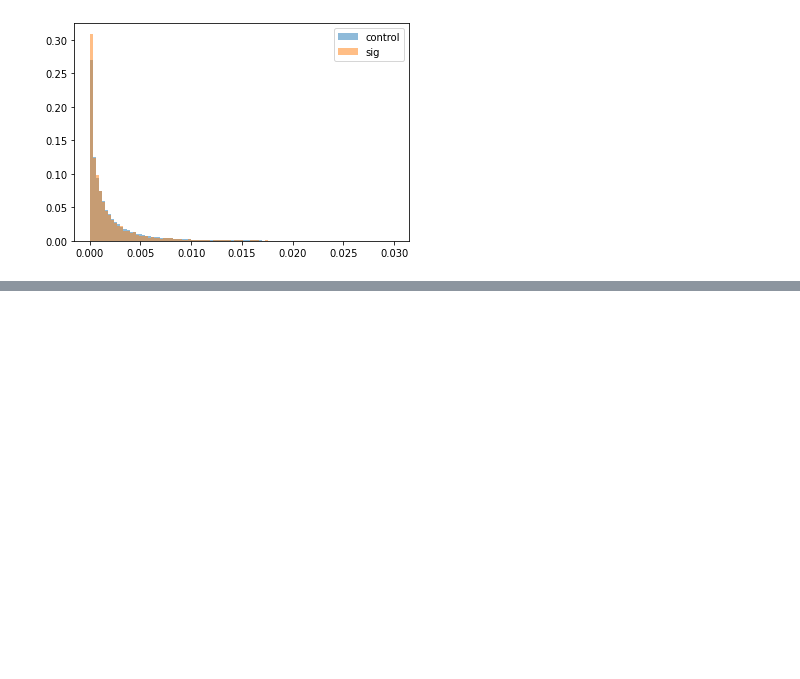
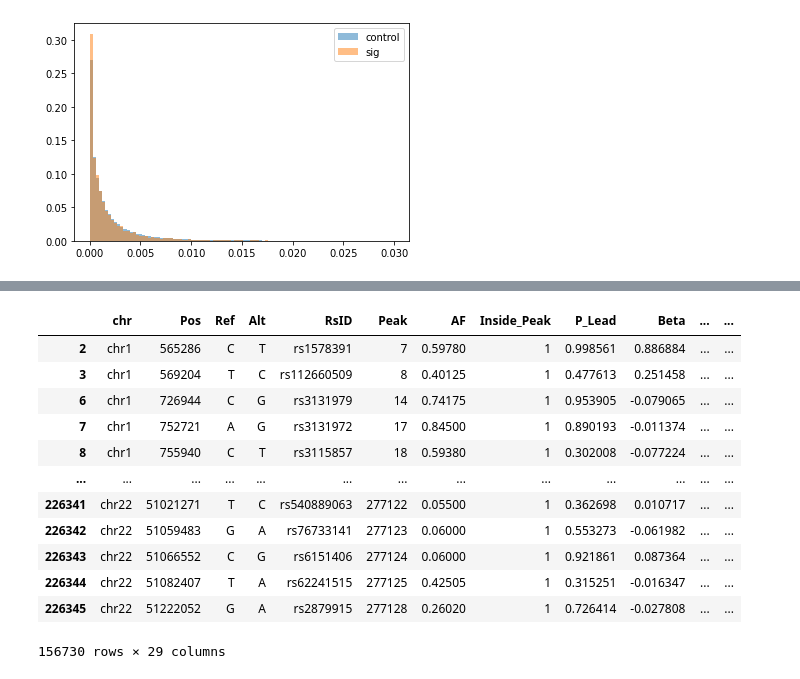
Before and after one commit to kundajelab/DART-Eval, a Jupyter notebook: src/dnalm_bench/single/experiments/variant_effect_prediction/Probed_Counts.ipynb, the cells around one changed output, grey strips where cells are left out. Saved outputs shown, nothing was run; the diff lists cells and outputs as text; code cells hidden in the pictures; blank space fills up the shorter version.

```diff
--- a/src/dnalm_bench/single/experiments/variant_effect_prediction/Probed_Counts.ipynb
+++ b/src/dnalm_bench/single/experiments/variant_effect_prediction/Probed_Counts.ipynb
@@ -373,0 +406,16 @@ used_variants[-np.log10(used_variants["pval"]) <= 3]
+# %%
+used_df
+# %% [output]
+|  | chr | Pos | Ref | Alt | RsID | Peak | AF | Inside_Peak | P_Lead | Beta | ... | ... |
+| 2 | chr1 | 565286 | C | T | rs1578391 | 7 | 0.59780 | 1 | 0.998561 | 0.886884 | ... | ... |
+| 3 | chr1 | 569204 | T | C | rs112660509 | 8 | 0.40125 | 1 | 0.477613 | 0.251458 | ... | ... |
+| 6 | chr1 | 726944 | C | G | rs3131979 | 14 | 0.74175 | 1 | 0.953905 | -0.079065 | ... | ... |
+| 7 | chr1 | 752721 | A | G | rs3131972 | 17 | 0.84500 | 1 | 0.890193 | -0.011374 | ... | ... |
+| 8 | chr1 | 755940 | C | T | rs3115857 | 18 | 0.59380 | 1 | 0.302008 | -0.077224 | ... | ... |
+| ... | ... | ... | ... | ... | ... | ... | ... | ... | ... | ... | ... | ... |
+| 226341 | chr22 | 51021271 | T | C | rs540889063 | 277122 | 0.05500 | 1 | 0.362698 | 0.010717 | ... | ... |
+| 226342 | chr22 | 51059483 | G | A | rs76733141 | 277123 | 0.06000 | 1 | 0.553273 | -0.061982 | ... | ... |
+| 226343 | chr22 | 51066552 | C | G | rs6151406 | 277124 | 0.06000 | 1 | 0.921861 | 0.087364 | ... | ... |
+| 226344 | chr22 | 51082407 | T | A | rs62241515 | 277125 | 0.42505 | 1 | 0.315251 | -0.016347 | ... | ... |
+| 226345 | chr22 | 51222052 | G | A | rs2879915 | 277128 | 0.26020 | 1 | 0.726414 | -0.027808 | ... | ... |
+156730 rows × 29 columns
```
Also changed, not shown: parts of 26 cells of this notebook, 3 other files.
